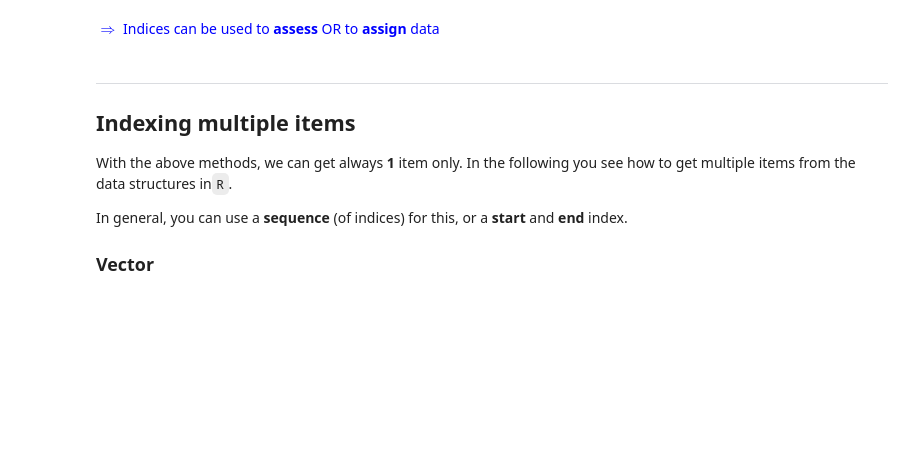
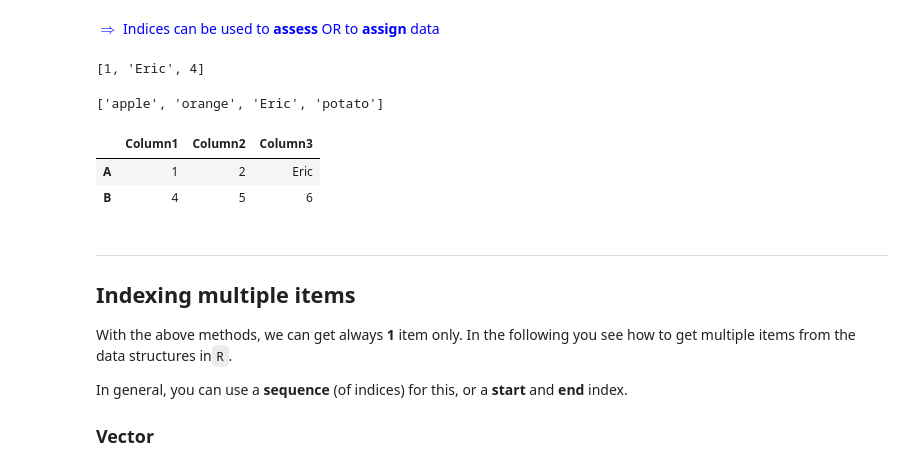
Before and after one commit to pohleric/geoscience-unifr-py, a Jupyter notebook: SGS.01101/Lesson_03/Lecture_3(1).ipynb, the cells around one changed output. Saved outputs shown, nothing was run; the diff lists cells and outputs as text; code cells hidden in the pictures; blank space fills up the shorter version.

```diff
--- a/SGS.01101/Lesson_03/Lecture_3(1).ipynb
+++ b/SGS.01101/Lesson_03/Lecture_3(1).ipynb
@@ -336,6 +400,21 @@ m2
+# %%
+# write your code here:
+var1[1] = "Eric"
+var1
+# %% [output]
+[1, 'Eric', 4]
 # %%
-shopping_list[[2]] = 'chocolate'
+shopping_list[2] = 'Eric'
 shopping_list
+# %% [output]
+['apple', 'orange', 'Eric', 'potato']
+# %%
+df2.iloc[0,2] = 'Eric'
+df2
+# %% [output]
+|  | Column1 | Column2 | Column3 |
+| A | 1 | 2 | Eric |
+| B | 4 | 5 | 6 |
 # %% [markdown]
 ***
 ## Indexing multiple items
```
Also changed, not shown: parts of 31 cells of this notebook.
